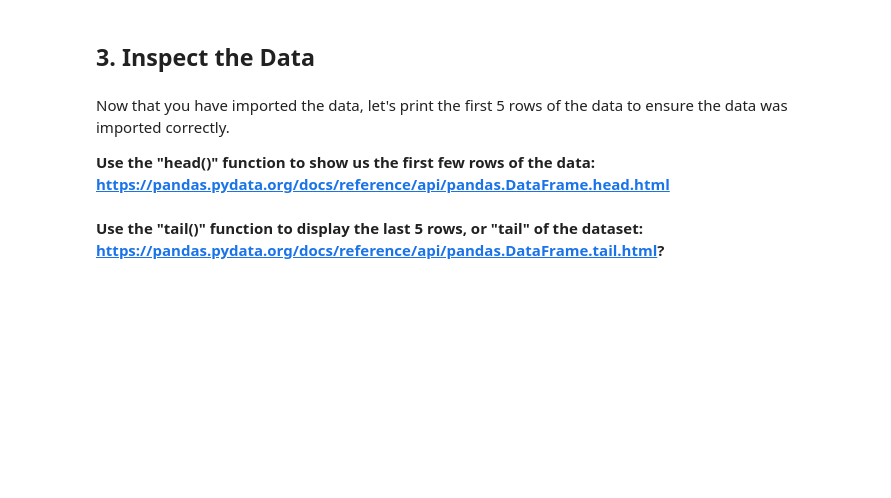
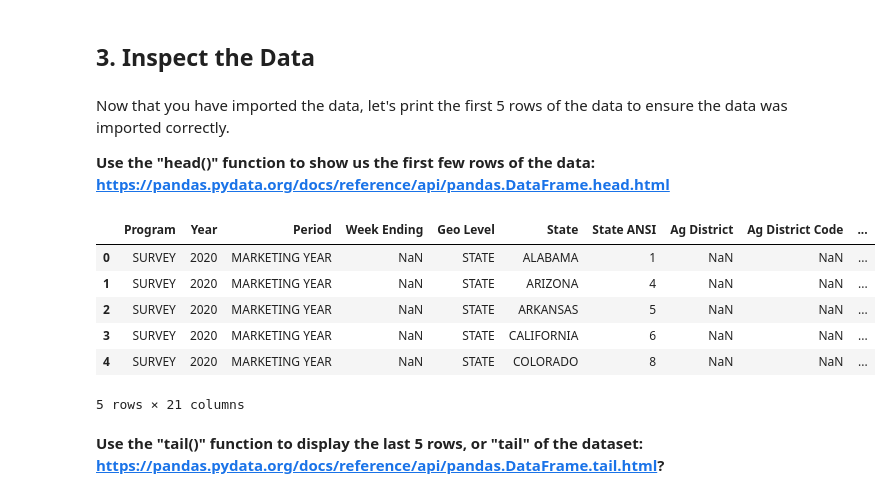
Before and after one commit to uelpalmer12/Uel-ASM591-Labs, a Jupyter notebook: Lab2/lab2/lab2-UelPalmer.ipynb, the cells around one changed output. Cells and saved outputs as stored; diff of their text form; code cells hidden in the pictures; blank space fills up the shorter version.

```diff
--- a/Lab2/lab2/lab2-UelPalmer.ipynb
+++ b/Lab2/lab2/lab2-UelPalmer.ipynb
@@ -109,7 +109,17 @@ Now that you have imported the data, let's print the first 5 rows of the data to
 # %%
 # Show the start of the data using the head function
 
 # Enter code here ...
+
+dirty_CORN.head()
+# %% [output]
+|  | Program | Year | Period | Week Ending | Geo Level | State | State ANSI | Ag District | Ag District Code | ... |
+| 0 | SURVEY | 2020 | MARKETING YEAR | NaN | STATE | ALABAMA | 1 | NaN | NaN | ... |
+| 1 | SURVEY | 2020 | MARKETING YEAR | NaN | STATE | ARIZONA | 4 | NaN | NaN | ... |
+| 2 | SURVEY | 2020 | MARKETING YEAR | NaN | STATE | ARKANSAS | 5 | NaN | NaN | ... |
+| 3 | SURVEY | 2020 | MARKETING YEAR | NaN | STATE | CALIFORNIA | 6 | NaN | NaN | ... |
+| 4 | SURVEY | 2020 | MARKETING YEAR | NaN | STATE | COLORADO | 8 | NaN | NaN | ... |
+5 rows × 21 columns
 # %% [markdown]
 **Use the "tail()" function to display the last 5 rows, or "tail" of the dataset: https://pandas.pydata.org/docs/reference/api/pandas.DataFrame.tail.html?**
 # %%
```
Also changed, not shown: parts of 4 cells of this notebook.
